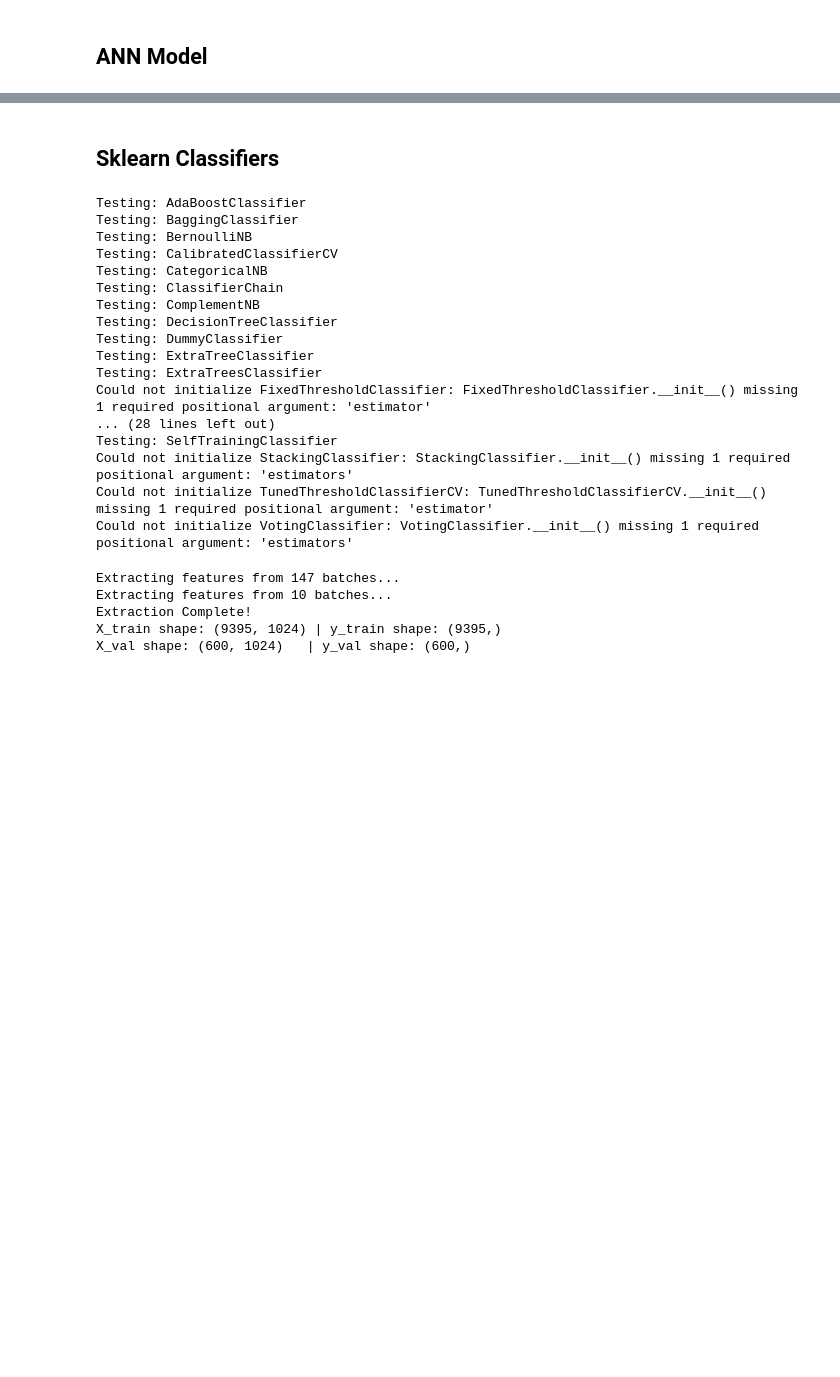
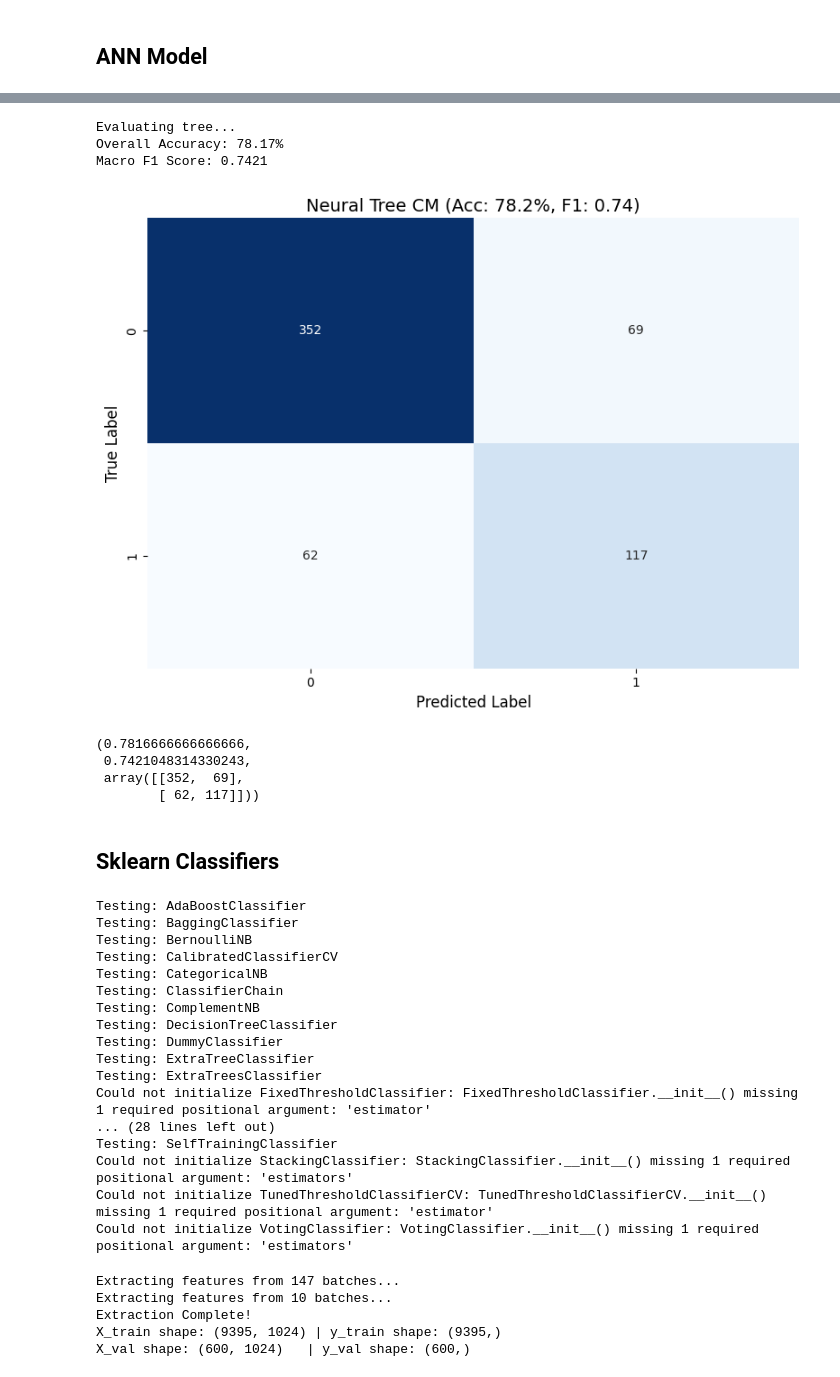
Before and after one commit to theantagonist9509/ccmmd-2026-meme-detection, a Jupyter notebook: src/clipclip.ipynb, the cells around one changed output, grey strips where cells are left out. Drawn from its saved outputs; the diff is of its cells as text; code cells hidden in the pictures; blank space fills up the shorter version.

```diff
--- a/src/clipclip.ipynb
+++ b/src/clipclip.ipynb
@@ -216,0 +286,3 @@ ANNModel(
+# %%
+clipclip_smalls_labels = np.stack(clipclip_smalls_labels)
+clipclip_smalls = np.stack(clipclip_smalls)
@@ -216,0 +625,8 @@ ANNModel(
+# %%
+neuralValDataset = NeuralTreeDataset(val_data)
+neuralTrainDataset = NeuralTreeDataset(train_data)
+
+import gc
+
+del clip_model
+del clip_tokenizer
@@ -216,0 +661,3 @@ ANNModel(
+# %%
+treeClassifer = NeuralDesicionTreeNode(BaseModelClass = ANNModel)
+treeClassifer.fit(tree_train_subset,tree_val_subset,min_samples_split=20,max_depth=7,max_bins=20)
@@ -217,3 +678,57 @@ ANNModel(
+# %%
+import torch
+import matplotlib.pyplot as plt
+import seaborn as sns
+from sklearn.metrics import confusion_matrix, accuracy_score, f1_score
+from torch.utils.data import DataLoader
+
+def evaluate_and_plot(tree_root, dataset, batch_size=64, device="cuda"):
+    loader = DataLoader(dataset, batch_size=batch_size, shuffle=False)
+    all_preds = []
+    all_labels = []
+
+    print("Evaluating tree...")
+    with torch.no_grad():
+        for batch in loader:
+            x = batch['X'].to(device)
+            labels = batch['y'].cpu().numpy()
+
+            preds = tree_root.predict(x, device=device).cpu().numpy()
+
+            all_preds.extend(preds)
+            all_labels.extend(labels)
+
+    # 1. Calculate Metrics
+    acc = accuracy_score(all_labels, all_preds)
+    macro_f1 = f1_score(all_labels, all_preds, average='macro')
+
+    print(f"Overall Accuracy: {acc * 100:.2f}%")
+    print(f"Macro F1 Score: {macro_f1:.4f}")
+
+    # 2. Generate Confusion Matrix
+    cm = confusion_matrix(all_labels, all_preds)
+
+    # 3. Plotting
+    plt.figure(figsize=(8, 6))
+    sns.heatmap(cm, annot=True, fmt='g', cmap='Blues', cbar=False)
+    plt.xlabel('Predicted Label', fontsize=12)
+    plt.ylabel('True Label', fontsize=12)
+    plt.title(f'Neural Tree CM (Acc: {acc*100:.1f}%, F1: {macro_f1:.2f})', fontsize=14)
+    plt.tight_layout() # Added for better mobile/small screen rendering
+    plt.show()
+
+    return acc, macro_f1, cm
+
+evaluate_and_plot(treeClassifer,neuralValDataset)
+# %% [output]
+Evaluating tree...
+Overall Accuracy: 78.17%
+Macro F1 Score: 0.7421
+[figure, added]
+(0.7816666666666666,
+ 0.7421048314330243,
+ array([[352,  69],
+        [ 62, 117]]))
 # %% [markdown]
 ## Sklearn Classifiers
 # %%
```
Also changed, not shown: parts of 13 cells of this notebook, 1 other file.
